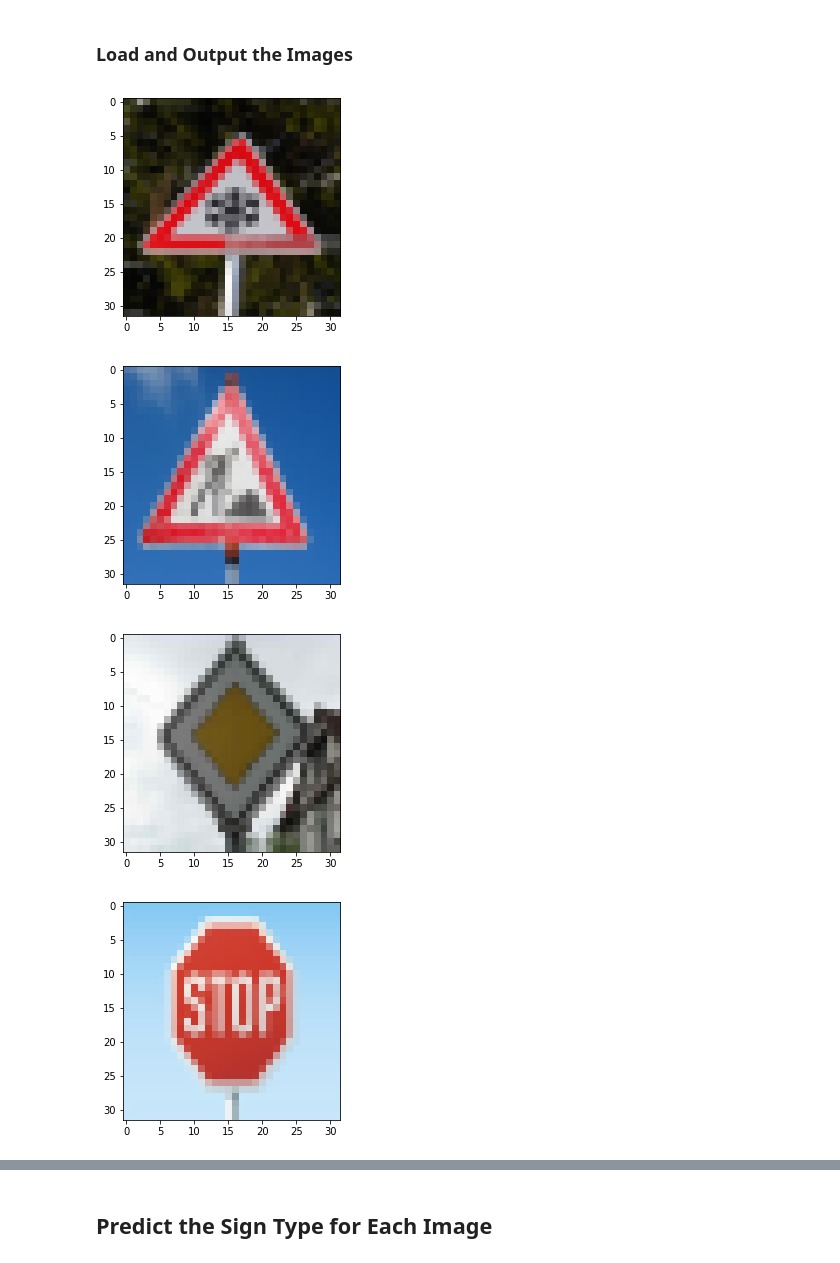
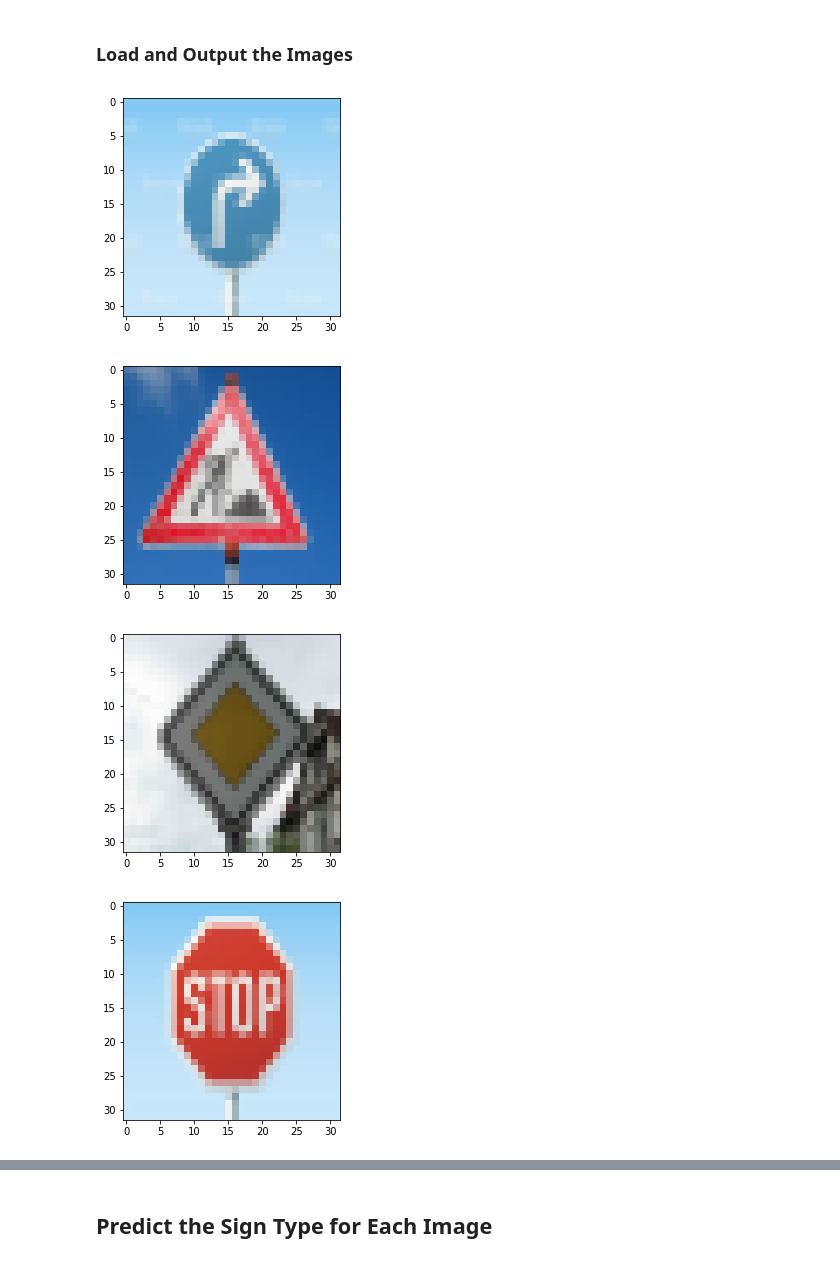
Before and after one commit to hlfshell/Udacity-CarND-Traffic_Sign_Classifier, a Jupyter notebook: Traffic_Sign_Classifier.ipynb, the cells around one changed output, grey strips where cells are left out. Saved outputs shown, nothing was run; the diff lists cells and outputs as text; code cells hidden in the pictures.

Commit message:
checkpoint: Done with base lab

```diff
--- a/Traffic_Sign_Classifier.ipynb
+++ b/Traffic_Sign_Classifier.ipynb
@@ -458,26 +458,26 @@ You may find `signnames.csv` useful as it contains mappings from the class id (i
 # %%
 import numpy as np
 import cv2
 import glob
 import matplotlib.image as mpimg
 
 X_evaluate = []
 for i in range(0, 5):
     img = cv2.imread("./evaluation-signs/{0}.jpg".format(i))
     #Open CV reads BGR - we need to split image data and return to RGB
     b,g,r = cv2.split(img)
     img = cv2.merge([r,g,b])
     #resize the image to 32 x 32
     img = cv2.resize(img, (32, 32), interpolation=cv2.INTER_AREA)
     X_evaluate.append(img)
 
-y_evaluate = [30, 25, 12, 14, 17] #Manually done
+y_evaluate = [33, 25, 12, 14, 17] #Manually done
 
 for image in X_evaluate:
     plt.figure()
     plt.imshow(image)
 # %% [output]
-[figure, old version]
+[figure, new version]
 [figure]
 [figure]
 [figure]
```
Also changed, not shown: parts of 7 cells of this notebook.
